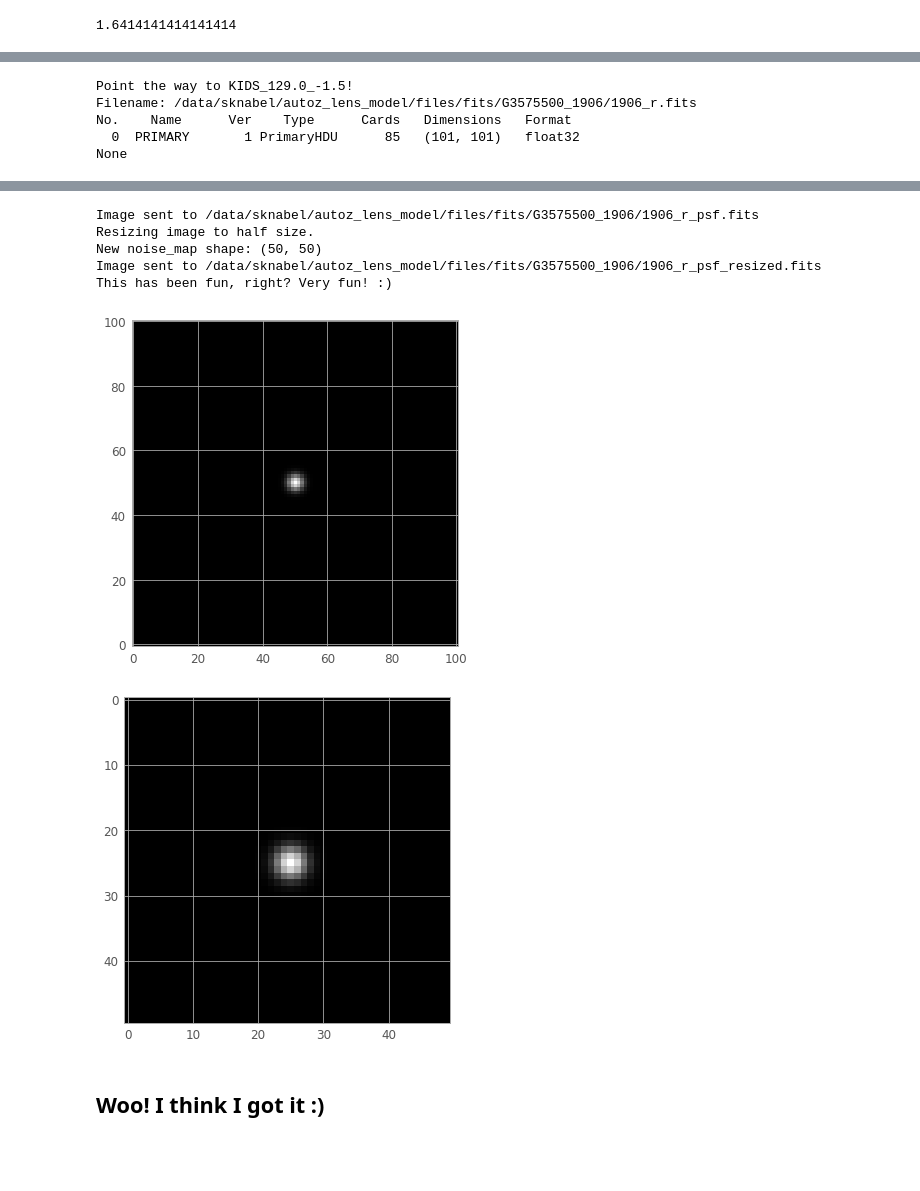
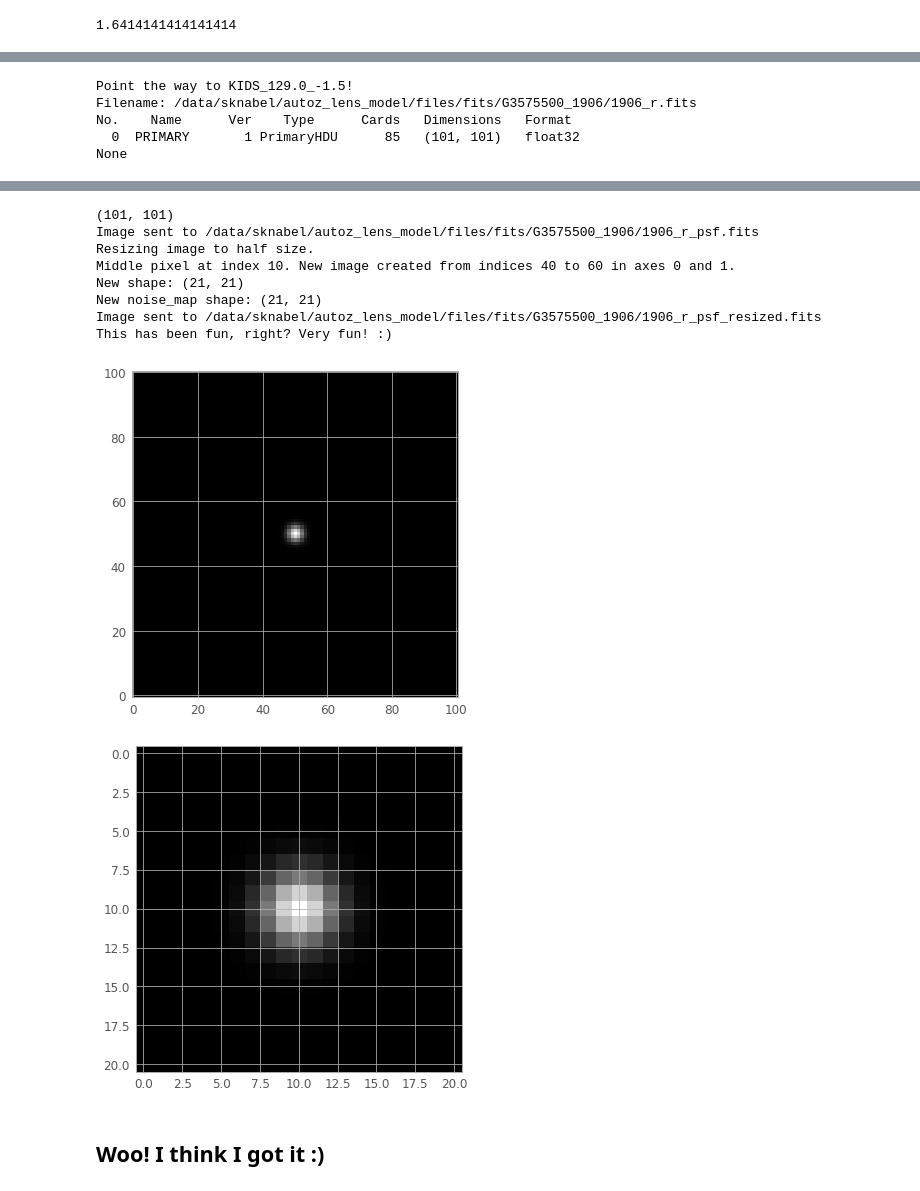
Before and after one commit to shawnknabel/autoz_lens_model, a Jupyter notebook: notebooks/data_prep/012921_preparing_first_model_attempt.ipynb, the cells around one changed output, grey strips where cells are left out. Cells and saved outputs as stored; diff of their text form; code cells hidden in the pictures; blank space fills up the shorter version.

```diff
--- a/notebooks/data_prep/012921_preparing_first_model_attempt.ipynb
+++ b/notebooks/data_prep/012921_preparing_first_model_attempt.ipynb
@@ -87,11 +87,15 @@ None
 # resize to zoom in
 #image.shape=(101,101)
 
-def reshape_image(image):
+def reshape_image(image, new_size):
     print('Resizing image to half size.')
-    size=image.shape[0]
-    new_size=int(np.around(size/2)) # since it's indexed starting at 0, 50 will be the central 51st pixel
-    lower = int(new_size/2)
-    upper = 3*int(new_size/2)
-    resized_image=image[lower:upper,lower:upper]
+    size=image.shape[0] # 101
+    center=image.shape[0]/2 # 50
+    lower = int(center-new_size)
+    upper = int(center+new_size)
+    resized_image=image[lower:upper+1,lower:upper+1]
+    print(f'Middle pixel at index {new_size}. New image created from indices {lower} to {upper} in axes 0 and 1.')
+    print(f'New shape: {resized_image.shape}')
     return(resized_image)
+
+reshape_image(image, 20)
@@ -252,7 +278,7 @@ sigma_psf
 1.6414141414141414
 # %%
 # let's try to make this work...
-size = 25 # gives a grid of 51 (25 on either side of the center)
+size = 20 # gives a grid of 41 (20 on either side of the center)
 y, x = np.mgrid[-size:size+1, -size:size+1]
 psf = np.exp(-(x**2 + y**2)/(2.0*sigma_psf**2))
 psf /= np.sum(psf)
@@ -263,6 +289,6 @@ plt.imshow(psf, origin='lower', cmap='gray')
 # %%
 # write a function for psf determination (r band is 0.65 arcsec and 0.198 pixelscale)
-def point_to_the_spread(folder, file, psf, pixel_scale):
+def point_to_the_spread(folder, file, psf, pixel_scale, new_size):
     # get the file ready
     hdul = fits.open(f'{folder}{file}') # open the fits
     print(f'Point the way to {hdul[0].header[6]}!') # list object name
@@ -286,6 +312,7 @@ def point_to_the_spread(folder, file, psf, pixel_scale):
     psf = np.exp(-(x**2 + y**2)/(2.0*sigma_psf**2))
     psf /= np.sum(psf)
     plt.imshow(psf, origin='lower', cmap='gray')
+    print(psf.shape)
 
     # write to fits file
     hdu = fits.PrimaryHDU(psf)
@@ -293,7 +320,7 @@ def point_to_the_spread(folder, file, psf, pixel_scale):
     print(f'Image sent to {folder}{file[:-5]}_psf.fits')
 
     # resize psf
-    psf_resized = reshape_image(psf)
+    psf_resized = reshape_image(psf, new_size) # cut to 21x21
     print(f'New noise_map shape: {psf_resized.shape}')
     plt.figure() # show psf image
     plt.title=(f'psf for {hdul[0].header[6]}')
@@ -306,21 +333,24 @@ def point_to_the_spread(folder, file, psf, pixel_scale):
     # good vibes
     print('This has been fun, right? Very fun! :)')
 # %%
-point_to_the_spread(folder, file, psf=0.65, pixel_scale=0.198)
+point_to_the_spread(folder, file, psf=0.65, pixel_scale=0.198, new_size=10)
 # %% [output]
 Point the way to KIDS_129.0_-1.5!
 Filename: /data/sknabel/autoz_lens_model/files/fits/G3575500_1906/1906_r.fits
 No.    Name      Ver    Type      Cards   Dimensions   Format
   0  PRIMARY       1 PrimaryHDU      85   (101, 101)   float32
 None
 [figure]
+(101, 101)
 Image sent to /data/sknabel/autoz_lens_model/files/fits/G3575500_1906/1906_r_psf.fits
 Resizing image to half size.
-New noise_map shape: (50, 50)
+Middle pixel at index 10. New image created from indices 40 to 60 in axes 0 and 1.
+New shape: (21, 21)
+New noise_map shape: (21, 21)
 Image sent to /data/sknabel/autoz_lens_model/files/fits/G3575500_1906/1906_r_psf_resized.fits
 This has been fun, right? Very fun! :)
 [figure]
-[figure, old version]
+[figure, new version]
 # %% [markdown]
 ## Woo! I think I got it :)
 # %%
```
Also changed, not shown: parts of 8 cells of this notebook, 18 other files.
